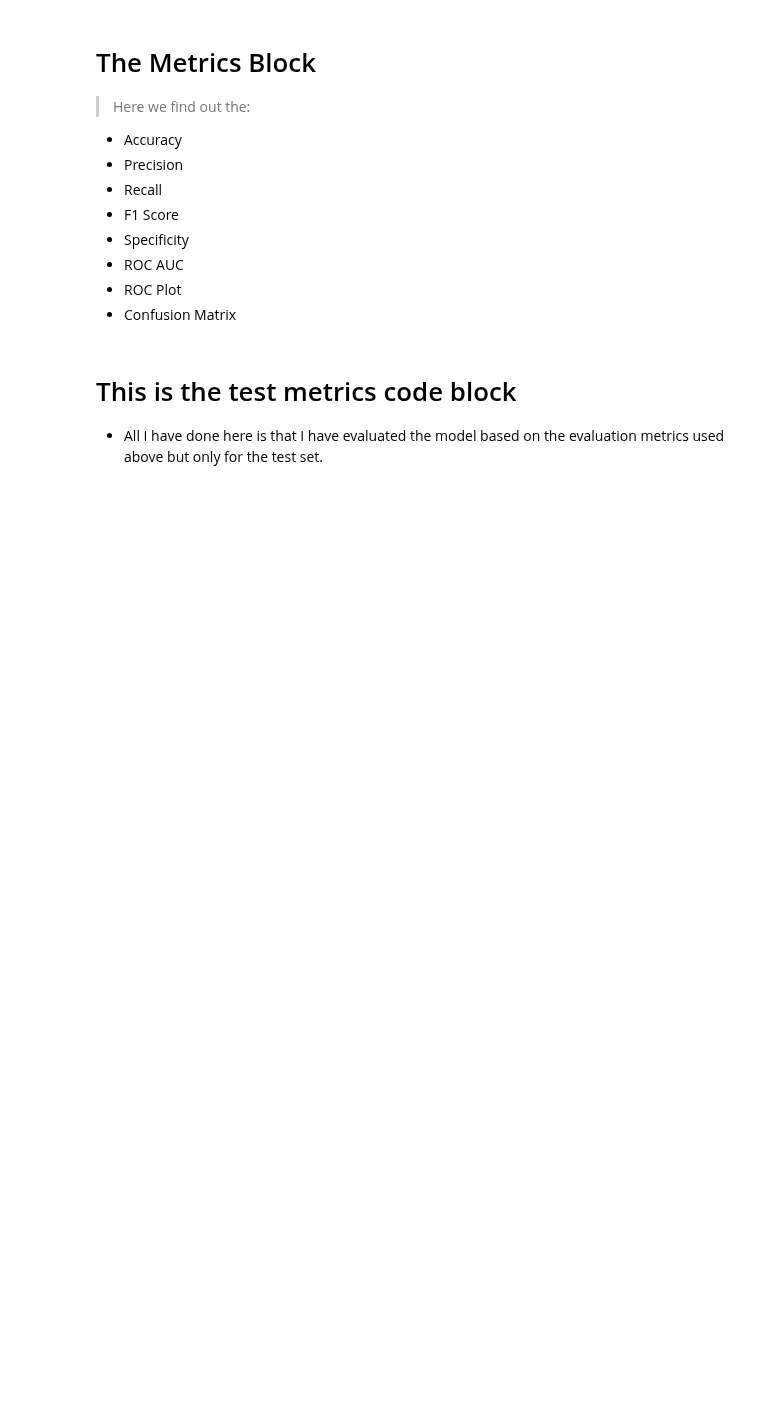
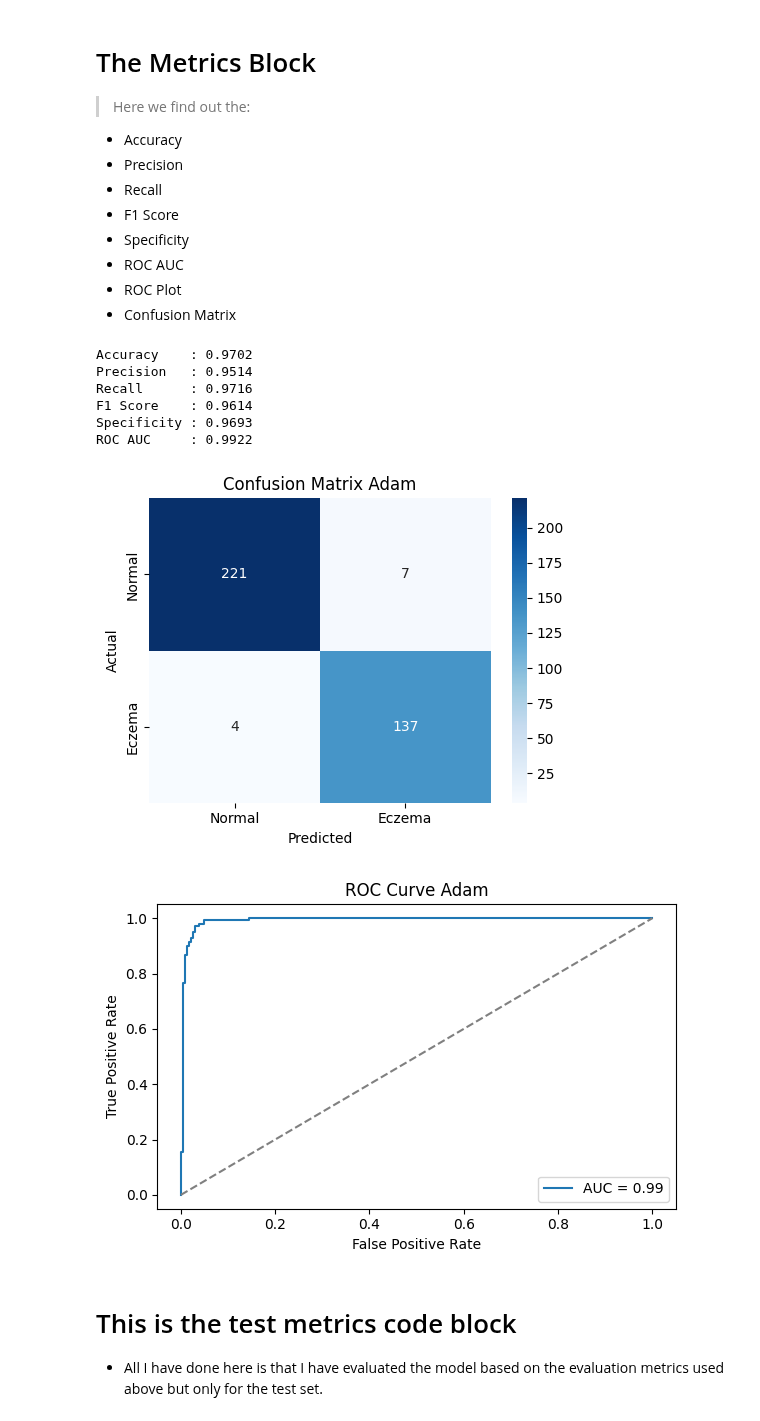
Before and after one commit to Vortex-002/CNN, a Jupyter notebook: CNN.ipynb, the cells around one changed output. Cells and saved outputs as stored; diff of their text form; code cells hidden in the pictures; blank space fills up the shorter version.

```diff
--- a/CNN.ipynb
+++ b/CNN.ipynb
@@ -206,23 +301,33 @@ for epoch in range(num_epochs):
 This section is purely for comparison with an optimiser as Adam
 # %%
 import torch
+import torch.nn as nn
 import torch.optim as optim
 from tqdm import tqdm
+from torch.optim.lr_scheduler import ReduceLROnPlateau
 
-
-num_epochs = 10
+num_epochs = 50
 learning_rate = 0.001
 weight_decay = 0.01
-
+early_stop_patience = 5
 
 device = torch.device("cuda" if torch.cuda.is_available() else "cpu")
 model = CNN_Model().to(device)
 
+optimizer = optim.Adam(model.parameters(), lr=learning_rate, weight_decay=weight_decay)
 
-optimizer = optim.Adam(model.parameters(), lr=learning_rate, weight_decay=weight_decay)
+scheduler = ReduceLROnPlateau(
+    optimizer,
+    mode='min',
+    factor=0.5,
+    patience=2,
+    verbose=True
+)
 
 criterion = nn.BCELoss()
 
+best_val_loss = float('inf')
+early_stop_counter = 0
 
 for epoch in range(num_epochs):
     model.train()
@@ -253,7 +358,7 @@ for epoch in range(num_epochs):
     acc = 100 * correct / total
     print(f"\nEpoch {epoch+1}: Avg Loss = {avg_loss:.4f}, Accuracy = {acc:.2f}%")
 
-
+    # === Validation ===
     model.eval()
     val_loss = 0.0
     val_correct = 0
@@ -272,7 +377,21 @@ for epoch in range(num_epochs):
 
     avg_val_loss = val_loss / len(val_loader)
     val_acc = 100 * val_correct / val_total
-    print(f"Validation Loss: {avg_val_loss:.4f}, Accuracy: {val_acc:.2f}%\n")
+    print(f"Validation Loss: {avg_val_loss:.4f}, Accuracy: {val_acc:.2f}%")
 
+    # === Scheduler Step ===
+    scheduler.step(avg_val_loss)
+    print(f"Current Learning Rate: {optimizer.param_groups[0]['lr']:.6f}")
 
-torch.save(model, "cnn_adam_model.pt")
+    # === Early Stopping ===
+    if avg_val_loss < best_val_loss:
+        best_val_loss = avg_val_loss
+        early_stop_counter = 0
+        torch.save(model, "Adam.pt")
+    else:
+        early_stop_counter += 1
+        print(f"No improvement. Early stop counter: {early_stop_counter}/{early_stop_patience}")
+
+    if early_stop_counter >= early_stop_patience:
+        print("Stopped.")
+        break
@@ -299,7 +463,7 @@ import seaborn as sns
 
 
 device = torch.device("cuda" if torch.cuda.is_available() else "cpu")
-model_path = "/content/drive/MyDrive/cnn_model.pt"
+model_path = "/content/Adam.pt"
 model = torch.load(model_path, map_location=device, weights_only=False)
 model = model.to(device)
 model.eval()
@@ -333,35 +497,44 @@ def evaluate_model(model, dataloader, threshold=0.5):
 
     print(f"Accuracy    : {acc:.4f}")
     print(f"Precision   : {prec:.4f}")
     print(f"Recall      : {rec:.4f}")
     print(f"F1 Score    : {f1:.4f}")
     print(f"Specificity : {specificity:.4f}")
     print(f"ROC AUC     : {auc:.4f}")
 
     # Confusion Matrix
     cm = confusion_matrix(y_true, y_pred)
     plt.figure(figsize=(5, 4))
     sns.heatmap(cm, annot=True, fmt='d', cmap='Blues', xticklabels=['Normal', 'Eczema'], yticklabels=['Normal', 'Eczema'])
-    plt.title("Confusion Matrix")
+    plt.title("Confusion Matrix Adam")
     plt.xlabel("Predicted")
     plt.ylabel("Actual")
     plt.tight_layout()
     plt.show()
 
     # ROC
     fpr, tpr, _ = roc_curve(y_true, y_probs)
     plt.figure(figsize=(6, 4))
     plt.plot(fpr, tpr, label=f"AUC = {auc:.2f}")
     plt.plot([0, 1], [0, 1], linestyle="--", color="gray")
     plt.xlabel("False Positive Rate")
     plt.ylabel("True Positive Rate")
-    plt.title("ROC Curve")
+    plt.title("ROC Curve Adam")
     plt.legend()
     plt.tight_layout()
     plt.show()
 
 
 evaluate_model(model, val_loader)
+# %% [output]
+Accuracy    : 0.9702
+Precision   : 0.9514
+Recall      : 0.9716
+F1 Score    : 0.9614
+Specificity : 0.9693
+ROC AUC     : 0.9922
+[figure, added]
+[figure, added]
 # %% [markdown]
 # This is the test metrics code block
  - All I have done here is that I have evaluated the model based on the evaluation metrics used above but only for the test set.
```
Also changed, not shown: parts of 9 cells of this notebook.
